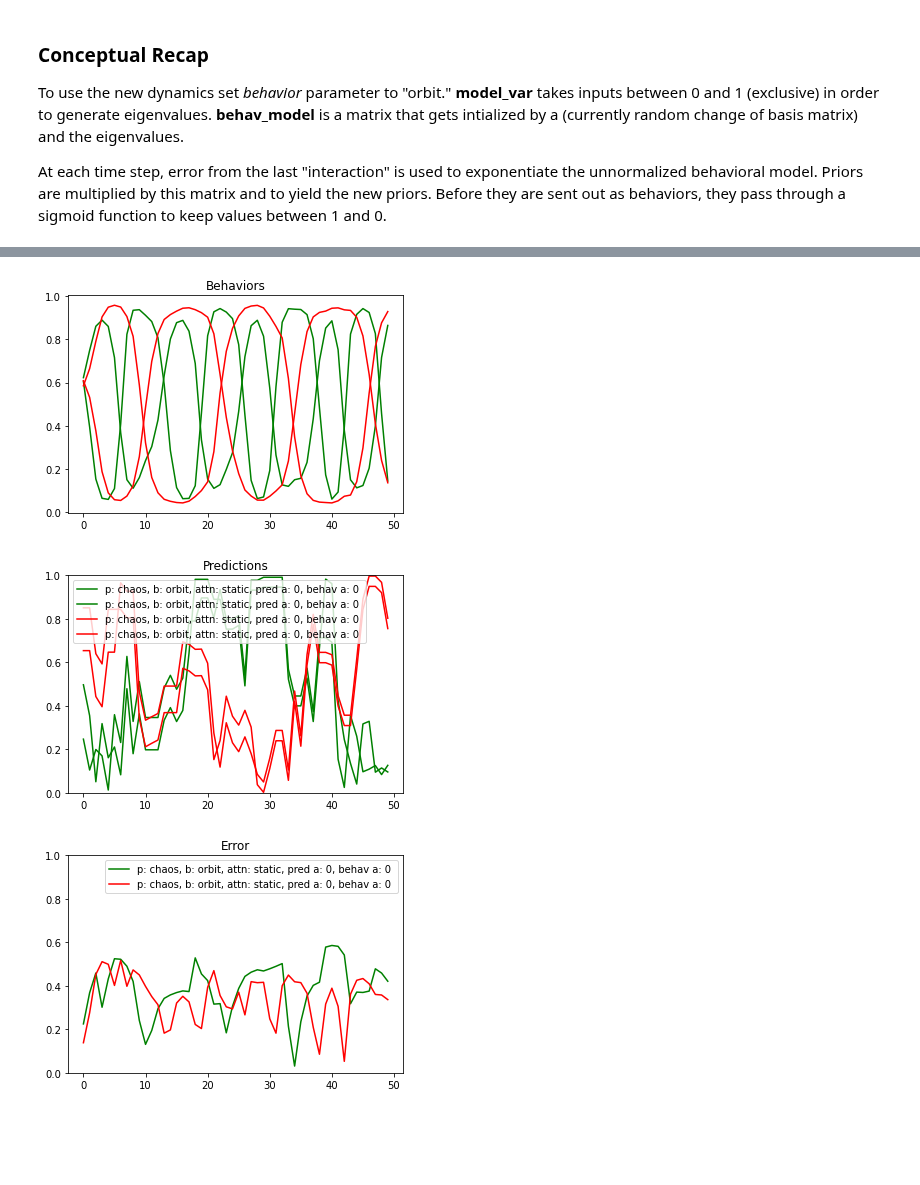
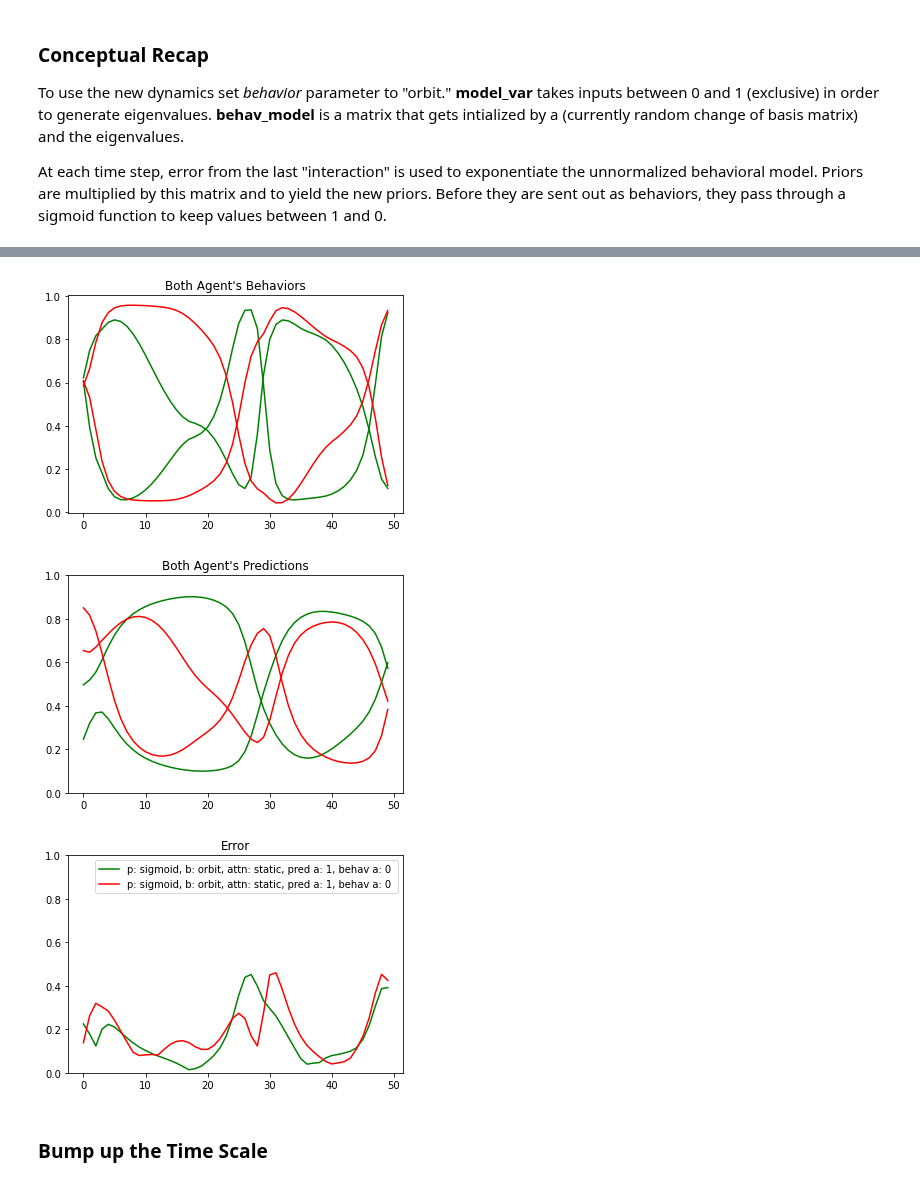
Before and after one commit to rpassas/Social_AI, a Jupyter notebook: experiments/orbit_agents.ipynb, the cells around one changed output, grey strips where cells are left out. Saved outputs shown, nothing was run; the diff lists cells and outputs as text; code cells hidden in the pictures; blank space fills up the shorter version.

```diff
--- a/experiments/orbit_agents.ipynb
+++ b/experiments/orbit_agents.ipynb
@@ -18,7 +18,7 @@ To use the new dynamics set *behavior* parameter to "orbit."
 At each time step, error from the last "interaction" is used to exponentiate the unnormalized behavioral model. Priors are multiplied by this matrix and to yield the new priors. Before they are sent out as behaviors, they pass through a sigmoid function to keep values between 1 and 0.
 # %%
 # don't have to include model_var
-world = World(state_size=2, time =50, agent=["base", "base"], seed=9, model_var = [0.2, 0.7],prediction=["chaos", "chaos"], behavior=["orbit", "orbit"], attention=["static", "static"])
+world = World(state_size=2, time =50, agent=["base", "base"], seed=9, model_var = [0.2, 0.7],pred_a = [1,1], prediction=["sigmoid", "sigmoid"], behavior=["orbit", "orbit"], attention=["static", "static"])
 
 world.create_agents()
 world.run()
@@ -35,21 +53,20 @@ time = [t for t in range(len(costs[0]))]
 # %%
 plt.figure(facecolor='white')
-plt.plot(time, behaviors[0], 'g', label=agents[0])
-plt.plot(time, behaviors[1], 'r', label=agents[1])
-plt.title("Behaviors")
+plt.plot(time, behaviors[0], 'g')
+plt.plot(time, behaviors[1], 'r')
+plt.title("Both Agent's Behaviors")
 plt.show()
 # %% [output]
-[figure, old version]
+[figure, new version]
 # %%
 plt.figure(facecolor='white')
 plt.plot(time, preds[0], 'g', label=agents[0])
 plt.plot(time, preds[1], 'r', label=agents[1])
 plt.ylim([0, 1])
-plt.legend()
-plt.title("Predictions")
+plt.title("Both Agent's Predictions")
 plt.show()
 # %% [output]
-[figure, old version]
+[figure, new version]
 # %%
 plt.figure(facecolor='white')
 plt.plot(time, error[0], 'g', label=agents[0])
@@ -59,4 +76,6 @@ plt.legend()
 plt.title("Error")
 plt.show()
 # %% [output]
-[figure, old version]
+[figure, new version]
+# %% [markdown]
+### Bump up the Time Scale
```
Also changed, not shown: parts of 4 cells of this notebook.
